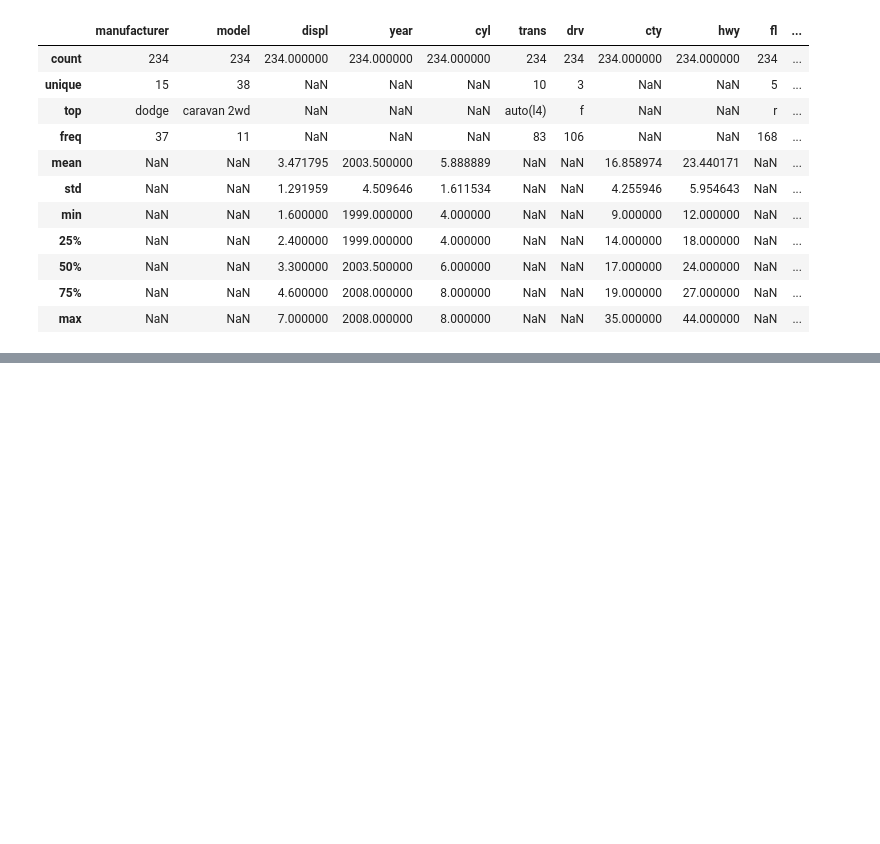
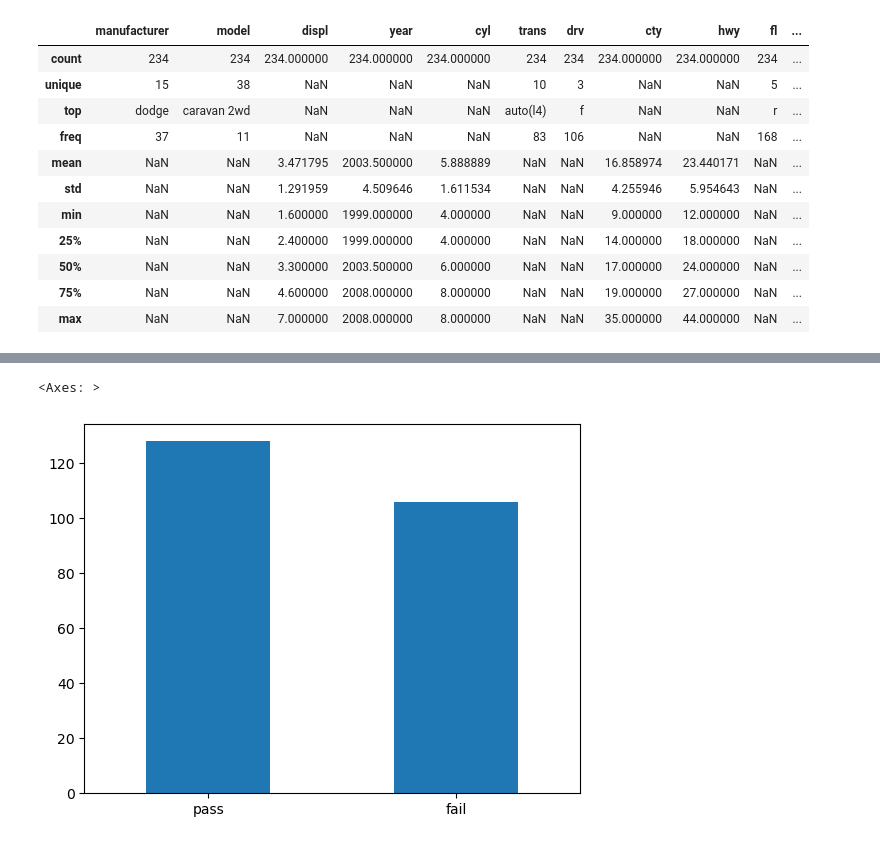
Before and after one commit to gun587330/-, a Jupyter notebook: Note.ipynb, the cells around one changed output, grey strips where cells are left out. Drawn from its saved outputs; the diff is of its cells as text; code cells hidden in the pictures; blank space fills up the shorter version.

```diff
--- a/Note.ipynb
+++ b/Note.ipynb
@@ -352,0 +512,6 @@ mpg.describe(include = 'all')
+# %%
+# 위 출력한 그래프를 보면 축 이름이 회전되어 있음. 이는 df.plot.bar()의 기본값이 축 이름을 90도 회전하게 하는 것이기 때문
+count_test.plot.bar(rot = 0) # rot : 회전 각도
+# %% [output]
+<Axes: >
+[figure, added]
```
Also changed, not shown: parts of 15 cells of this notebook.
